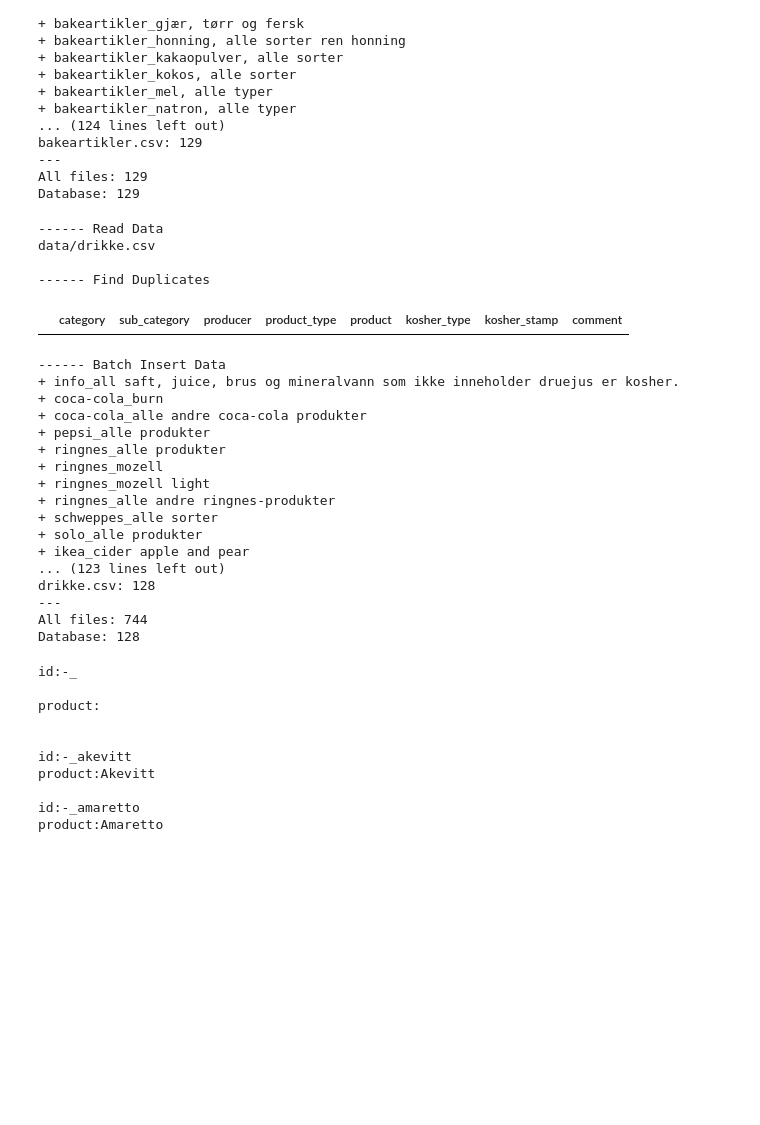
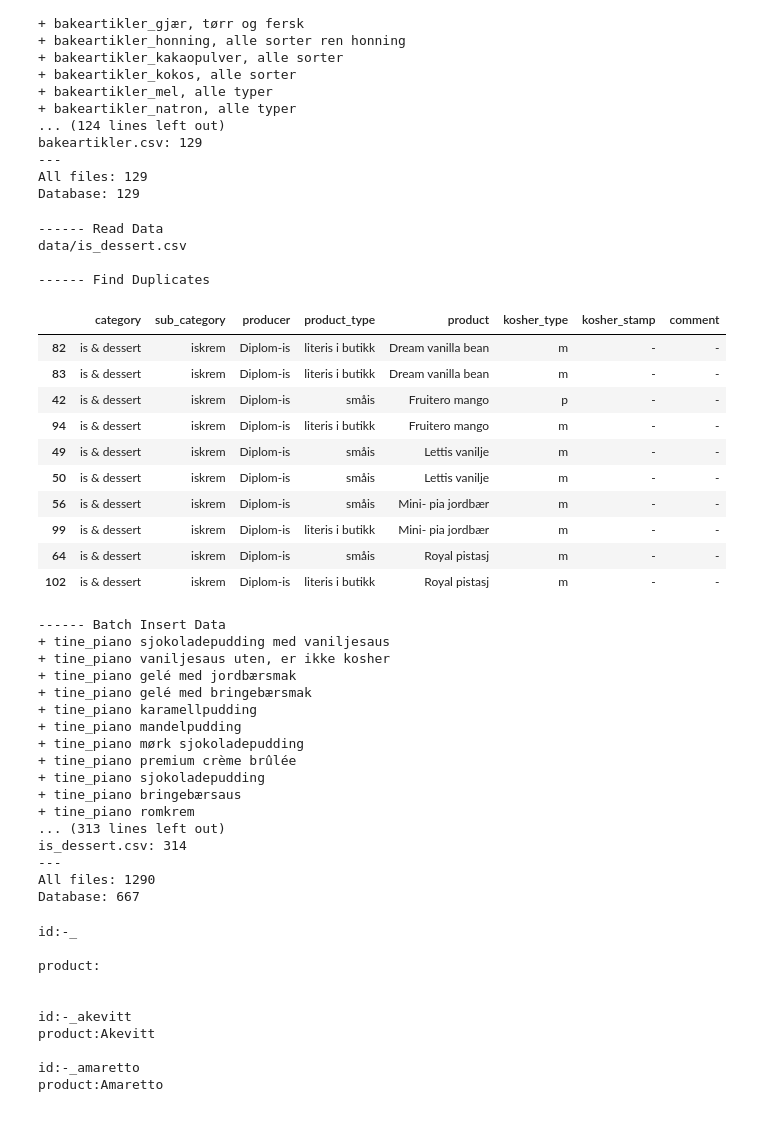
Before and after one commit to michelemendel/kapp, a Jupyter notebook: firebase_kapp_client.ipynb, the cells around one changed output. Cells and saved outputs as stored; diff of their text form; code cells hidden in the pictures; blank space fills up the shorter version.

Commit message:
More data.

```diff
--- a/firebase_kapp_client.ipynb
+++ b/firebase_kapp_client.ipynb
@@ -8,10 +8,10 @@ csv = {
     'bakevarer': 'bakevarer.csv',
     'div_matprodukter': 'div_matprodukter.csv',
     'drikke': 'drikke.csv',
-#     'fisk': 'fisk.csv',
-#     'frukt_gront': 'frukt_gront.csv',
-#     'helsekost': 'helsekost.csv',
-#     'is_dessert': 'is_dessert.csv',
+    'fisk': 'fisk.csv',
+    'frukt_gront': 'frukt_gront.csv',
+    'helsekost': 'helsekost.csv',
+    'is_dessert': 'is_dessert.csv',
 #     'meieri_ost': 'meieri_ost.csv',
 #     'palegg_frokost': 'palegg_frokost.csv',
 #     'snacks_godteri': 'snacks_godteri.csv',
@@ -70,33 +70,43 @@ All files: 129
 Database: 129
 # %%
 # Read and load a single file.
-df = read_data('data/' + csv['drikke'])
+df = read_data('data/' + csv['is_dessert'])
 find_duplicates(df)
 insert_data(df)
 count_products()
 # %% [output]
 ------ Read Data
-data/drikke.csv
+data/is_dessert.csv
 
 ------ Find Duplicates
 |  | category | sub_category | producer | product_type | product | kosher_type | kosher_stamp | comment |
+| 82 | is & dessert | iskrem | Diplom-is | literis i butikk | Dream vanilla bean | m | - | - |
+| 83 | is & dessert | iskrem | Diplom-is | literis i butikk | Dream vanilla bean | m | - | - |
+| 42 | is & dessert | iskrem | Diplom-is | småis | Fruitero mango | p | - | - |
+| 94 | is & dessert | iskrem | Diplom-is | literis i butikk | Fruitero mango | m | - | - |
+| 49 | is & dessert | iskrem | Diplom-is | småis | Lettis vanilje | m | - | - |
+| 50 | is & dessert | iskrem | Diplom-is | småis | Lettis vanilje | m | - | - |
+| 56 | is & dessert | iskrem | Diplom-is | småis | Mini- pia jordbær | m | - | - |
+| 99 | is & dessert | iskrem | Diplom-is | literis i butikk | Mini- pia jordbær | m | - | - |
+| 64 | is & dessert | iskrem | Diplom-is | småis | Royal pistasj | m | - | - |
+| 102 | is & dessert | iskrem | Diplom-is | literis i butikk | Royal pistasj | m | - | - |
 ------ Batch Insert Data
-+ info_all saft, juice, brus og mineralvann som ikke inneholder druejus er kosher.
-+ coca-cola_burn
-+ coca-cola_alle andre coca-cola produkter
-+ pepsi_alle produkter
-+ ringnes_alle produkter
-+ ringnes_mozell
-+ ringnes_mozell light
-+ ringnes_alle andre ringnes-produkter
-+ schweppes_alle sorter
-+ solo_alle produkter
-+ ikea_cider apple and pear
-... (123 lines left out)
-drikke.csv: 128
++ tine_piano sjokoladepudding med vaniljesaus
++ tine_piano vaniljesaus uten, er ikke kosher
++ tine_piano gelé med jordbærsmak
++ tine_piano gelé med bringebærsmak
++ tine_piano karamellpudding
++ tine_piano mandelpudding
++ tine_piano mørk sjokoladepudding
++ tine_piano premium crème brûlée
++ tine_piano sjokoladepudding
++ tine_piano bringebærsaus
++ tine_piano romkrem
+... (313 lines left out)
+is_dessert.csv: 314
 ---
-All files: 744
-Database: 128
+All files: 1290
+Database: 667
 # %%
 def read_data(csv_file):
     """
```
Also changed, not shown: 5 other files.
